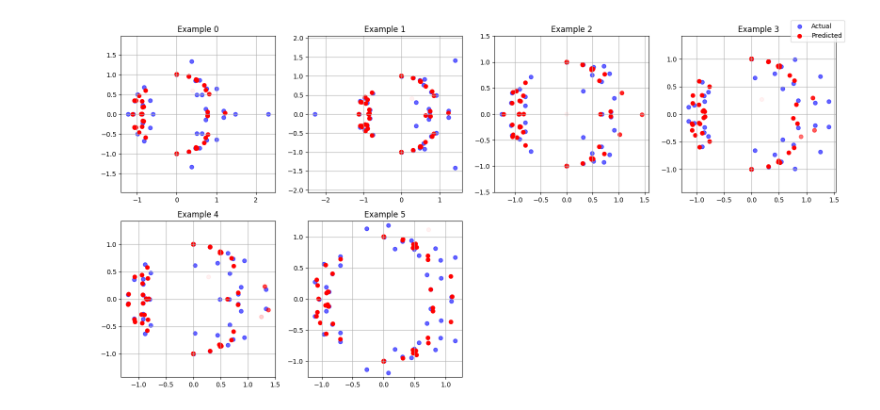
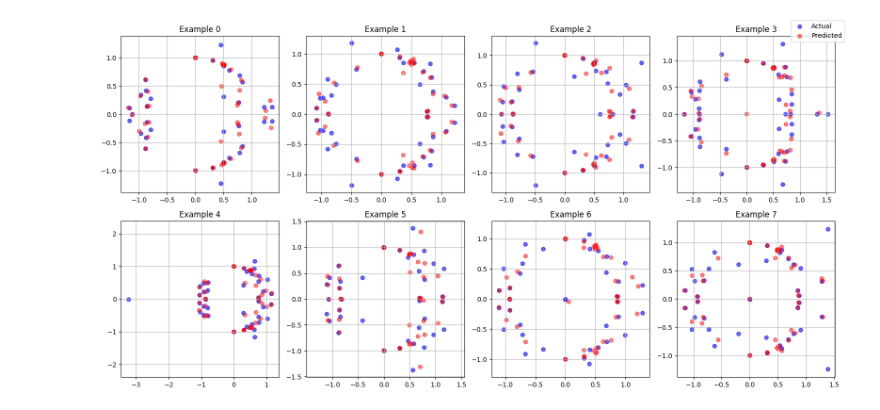
Before and after one commit to xylr11/knot-transformers, a Jupyter notebook: DeepSetChamfer.ipynb, the cells around one changed output. Cells and saved outputs as stored; diff of their text form; code cells hidden in the pictures.

```diff
--- a/DeepSetChamfer.ipynb
+++ b/DeepSetChamfer.ipynb
@@ -488,13 +329,13 @@ class VecChamferLoss(nn.Module):
 
     def forward(self, pred_tensor, target_tensor):
         """
-        pred_tensor: (B, M, 3) — (x, y, confidence logits)
-        target_tensor: (B, N, 3) — (x, y, confidence in [0, 1])
+        pred_tensor: (B, M, 3) - (x, y, confidence logits)
+        target_tensor: (B, N, 3) - (x, y, confidence in [0, 1])
         """
 
         # Separate coordinates and confidences
         pred_xy = pred_tensor[..., :2]                # (B, M, 2)
-        pred_conf = torch.sigmoid(pred_tensor[..., 2])  # (B, M) in [0, 1]
+        pred_conf = pred_tensor[..., 2]  # (B, M) in [0, 1]
 
         target_xy = target_tensor[..., :2]            # (B, N, 2)
         target_conf = target_tensor[..., 2]           # (B, N) in [0, 1]
@@ -514,21 +355,11 @@ class VecChamferLoss(nn.Module):
         # Chamfer direction: target -> pred (each real target finds closest pred)
         min_target_to_pred, _ = dists_masked.min(dim=1)  # (B, N)
 
-        assert not torch.isnan(min_target_to_pred).any(), "NaN detected in min_target_to_pred 1!"
-
         min_target_to_pred = torch.nan_to_num(min_target_to_pred * mask_target)  # zero out padded
-
-        assert not torch.isnan(min_target_to_pred).any(), "NaN detected in min_target_to_pred 2!"
-
 
         # Weighted Chamfer loss (mean over valid points)
         chamfer_pred = (pred_conf * min_pred_to_target).sum(dim=1) / (pred_conf.sum(dim=1) + 1e-8)
         chamfer_target = min_target_to_pred.sum(dim=1) / (mask_target.sum(dim=1) + 1e-8)
-
-        assert not torch.isnan(chamfer_pred).any(), "NaN detected in chamfer_pred!"
-
-        assert not torch.isnan(chamfer_target).any(), "NaN detected in chamfer_target!"
-
 
         chamfer_loss = chamfer_pred.mean() + chamfer_target.mean()
 
@@ -540,7 +371,7 @@ class VecChamferLoss(nn.Module):
         conf_loss = F.binary_cross_entropy(pred_conf, conf_targets)
 
         # Optional: regularize confidence (penalize high conf overall)
-        reg_loss = pred_conf.mean()
+        reg_loss = (pred_conf ** 2).mean()
 
         # Total loss
         total_loss = (self.lambda_coord * chamfer_loss
@@ -551,8 +387,8 @@ class VecChamferLoss(nn.Module):
 # %%
-model = DeepSets().to(device)
+model = DeepSets(hidden_dim=512).to(device)
 optimizer = optim.Adam(model.parameters(), lr=1e-3)
-loss_fn = VecChamferLoss(lambda_coord=3.0, lambda_conf=1.0, lambda_reg=0.1, alpha=20.0)
-num_epochs = 25
+loss_fn = VecChamferLoss(lambda_coord=2.5, lambda_conf=1.0, lambda_reg=.1, alpha=10.0)
+num_epochs = 15
 
 best_val_loss = float('inf')
 best_model_state = None
@@ -563,7 +399,7 @@ for epoch in range(num_epochs):
 
     for x_tensor, x_mask, y_tensor in tqdm(train_loader, desc=f"Epoch {epoch+1}/{num_epochs} - Train"):
         x_tensor = x_tensor.to(device)
-        x_mask   = x_mask.to(device)
+        x_mask = x_mask.to(device)
         y_tensor = y_tensor.to(device)
 
         pred_tensor = model(x_tensor, x_mask)
@@ -571,7 +407,6 @@ for epoch in range(num_epochs):
 
         optimizer.zero_grad()
         loss.backward()
-        torch.nn.utils.clip_grad_norm_(model.parameters(), max_norm=1.0)
         optimizer.step()
 
         train_loss += loss.item()
@@ -583,7 +418,7 @@ for epoch in range(num_epochs):
     with torch.no_grad():
         for x_tensor, x_mask, y_tensor in val_loader:
             x_tensor = x_tensor.to(device)
-            x_mask   = x_mask.to(device)
+            x_mask = x_mask.to(device)
             y_tensor = y_tensor.to(device)
 
             pred_tensor = model(x_tensor, x_mask)
@@ -612,7 +438,7 @@ tensor(0.)
 torch.save(model.state_dict(), "deepsets_model.pt")
 # %%
 # Load model
-model = DeepSets(in_dim=2, hidden_dim=512, num_outputs=49).to(device)
+model = DeepSets(hidden_dim=512).to(device)
 model.load_state_dict(torch.load("deepsets_model.pt", map_location=device))
 model.eval()
 # %% [output]
@@ -620,5 +458,5 @@ NameError: name 'DeepSets' is not defined
 # %%
-def plot_batch_pred_vs_actual(pred_tensor, y_tensor, n=4, show_confidence=True):
+def plot_batch_pred_vs_actual(pred_tensor, y_tensor, n=4, show_confidence=True, threshold=0.05):
     """
     Plot side-by-side subplots of predicted vs actual points.
 
@@ -651,7 +489,7 @@ def plot_batch_pred_vs_actual(pred_tensor, y_tensor, n=4, show_confidence=True):
         ax = axes[i]
         ax.scatter(true_coords[:, 0], true_coords[:, 1], c='blue', label='Actual', alpha=0.6)
         if show_confidence:
-            ax.scatter(pred_coords[:, 0], pred_coords[:, 1], c='red', alpha=pred_conf.clip(0.05, 1.0), label='Predicted')
+            ax.scatter(pred_coords[:, 0], pred_coords[:, 1], c='red', alpha=pred_conf.clip(threshold, 1.0), label='Predicted')
         else:
             ax.scatter(pred_coords[:, 0], pred_coords[:, 1], c='red', label='Predicted')
 
@@ -670,13 +508,13 @@ def plot_batch_pred_vs_actual(pred_tensor, y_tensor, n=4, show_confidence=True):
 # %%
 with torch.no_grad():
     model.eval()
     for x_tensor, x_mask, y_tensor in test_loader:
         x_tensor = x_tensor.to(device)
         x_mask = x_mask.to(device)
         y_tensor = y_tensor.to(device)
 
         pred_tensor = model(x_tensor, x_mask)
-        plot_batch_pred_vs_actual(pred_tensor, y_tensor, n=6)
+        plot_batch_pred_vs_actual(pred_tensor, y_tensor, n=8)
         break
 # %% [output]
-[figure, old version]
+[figure, new version]
```
Also changed, not shown: parts of 14 cells of this notebook, 1 other file.
